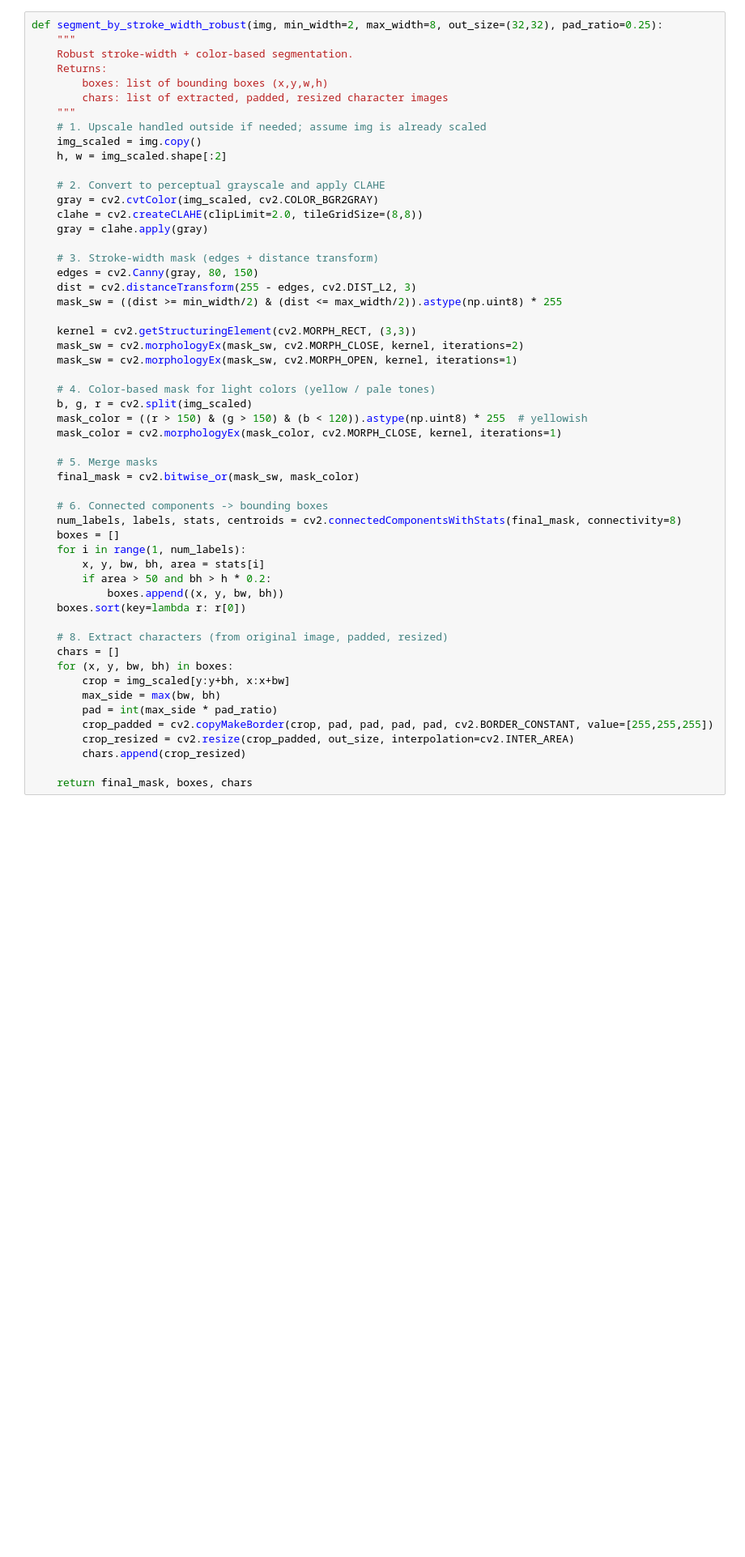
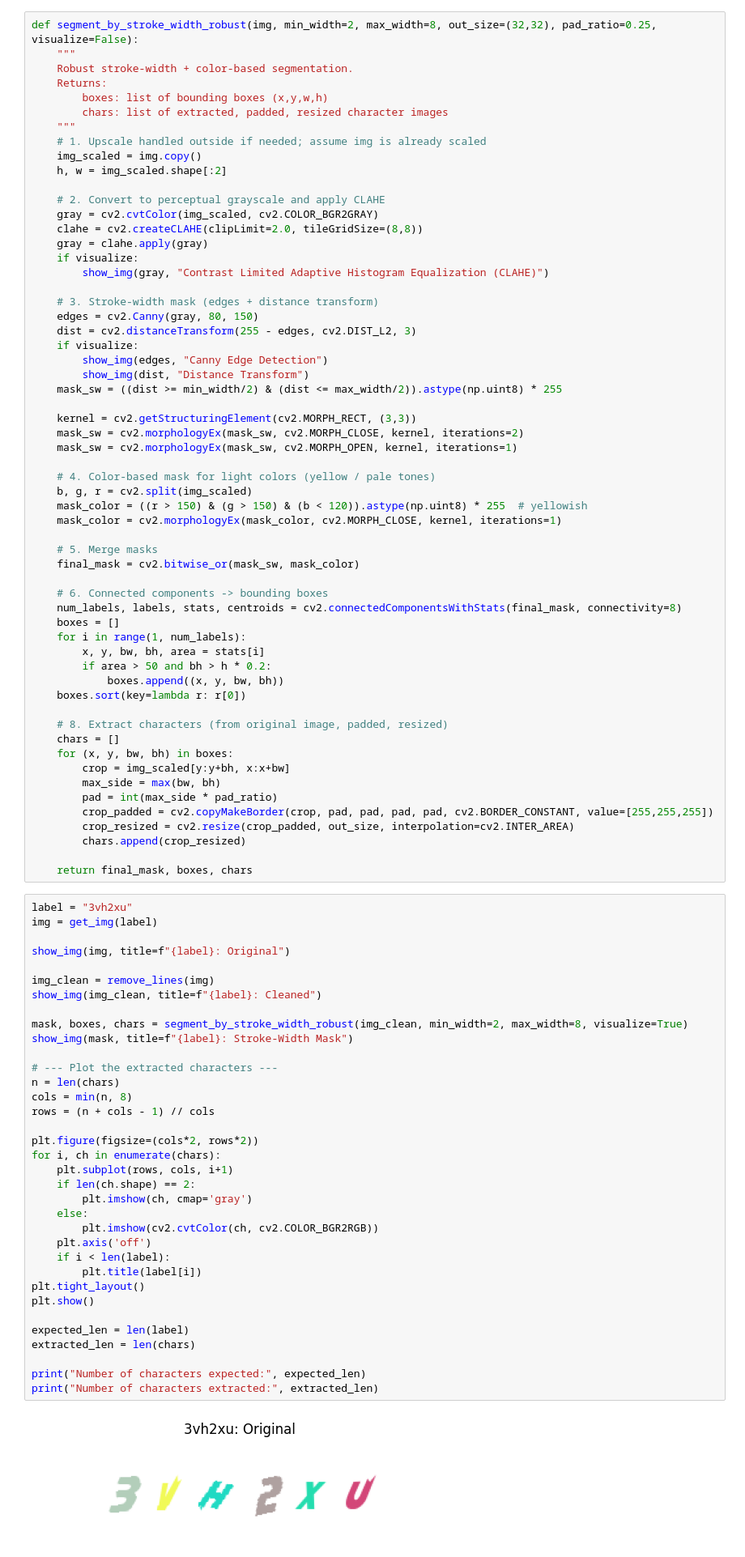
Before and after one commit to angsongyee/CS4243-miniproject, a Jupyter notebook: src/stroke_width_segmentation.ipynb, the cells around one changed output. Shown: that part at 81% size. Cells and saved outputs as stored; diff of their text form; blank space fills up the shorter version.

```diff
--- a/src/stroke_width_segmentation.ipynb
+++ b/src/stroke_width_segmentation.ipynb
@@ -188,7 +190,7 @@ print(results, results[0]/sum(results))
 # %% [markdown]
 ## Higher Contrast & Upscaling
 # %%
-def segment_by_stroke_width_robust(img, min_width=2, max_width=8, out_size=(32,32), pad_ratio=0.25):
+def segment_by_stroke_width_robust(img, min_width=2, max_width=8, out_size=(32,32), pad_ratio=0.25, visualize=False):
     """
     Robust stroke-width + color-based segmentation.
     Returns:
@@ -203,10 +205,15 @@ def segment_by_stroke_width_robust(img, min_width=2, max_width=8, out_size=(32,3
     gray = cv2.cvtColor(img_scaled, cv2.COLOR_BGR2GRAY)
     clahe = cv2.createCLAHE(clipLimit=2.0, tileGridSize=(8,8))
     gray = clahe.apply(gray)
+    if visualize:
+        show_img(gray, "Contrast Limited Adaptive Histogram Equalization (CLAHE)")
 
     # 3. Stroke-width mask (edges + distance transform)
     edges = cv2.Canny(gray, 80, 150)
     dist = cv2.distanceTransform(255 - edges, cv2.DIST_L2, 3)
+    if visualize:
+        show_img(edges, "Canny Edge Detection")
+        show_img(dist, "Distance Transform")
     mask_sw = ((dist >= min_width/2) & (dist <= max_width/2)).astype(np.uint8) * 255
 
     kernel = cv2.getStructuringElement(cv2.MORPH_RECT, (3,3))
@@ -241,3 +248,40 @@ def segment_by_stroke_width_robust(img, min_width=2, max_width=8, out_size=(32,3
         chars.append(crop_resized)
 
     return final_mask, boxes, chars
+# %%
+label = "3vh2xu"
+img = get_img(label)
+
+show_img(img, title=f"{label}: Original")
+
+img_clean = remove_lines(img)
+show_img(img_clean, title=f"{label}: Cleaned")
+
+mask, boxes, chars = segment_by_stroke_width_robust(img_clean, min_width=2, max_width=8, visualize=True)
+show_img(mask, title=f"{label}: Stroke-Width Mask")
+
+# --- Plot the extracted characters ---
+n = len(chars)
+cols = min(n, 8)
+rows = (n + cols - 1) // cols
+
+plt.figure(figsize=(cols*2, rows*2))
+for i, ch in enumerate(chars):
+    plt.subplot(rows, cols, i+1)
+    if len(ch.shape) == 2:
+        plt.imshow(ch, cmap='gray')
+    else:
+        plt.imshow(cv2.cvtColor(ch, cv2.COLOR_BGR2RGB))
+    plt.axis('off')
+    if i < len(label):
+        plt.title(label[i])
+plt.tight_layout()
+plt.show()
+
+expected_len = len(label)
+extracted_len = len(chars)
+
+print("Number of characters expected:", expected_len)
+print("Number of characters extracted:", extracted_len)
+# %% [output]
+[figure, added]
```
Also changed, not shown: parts of 3 cells of this notebook, 3 other files.
